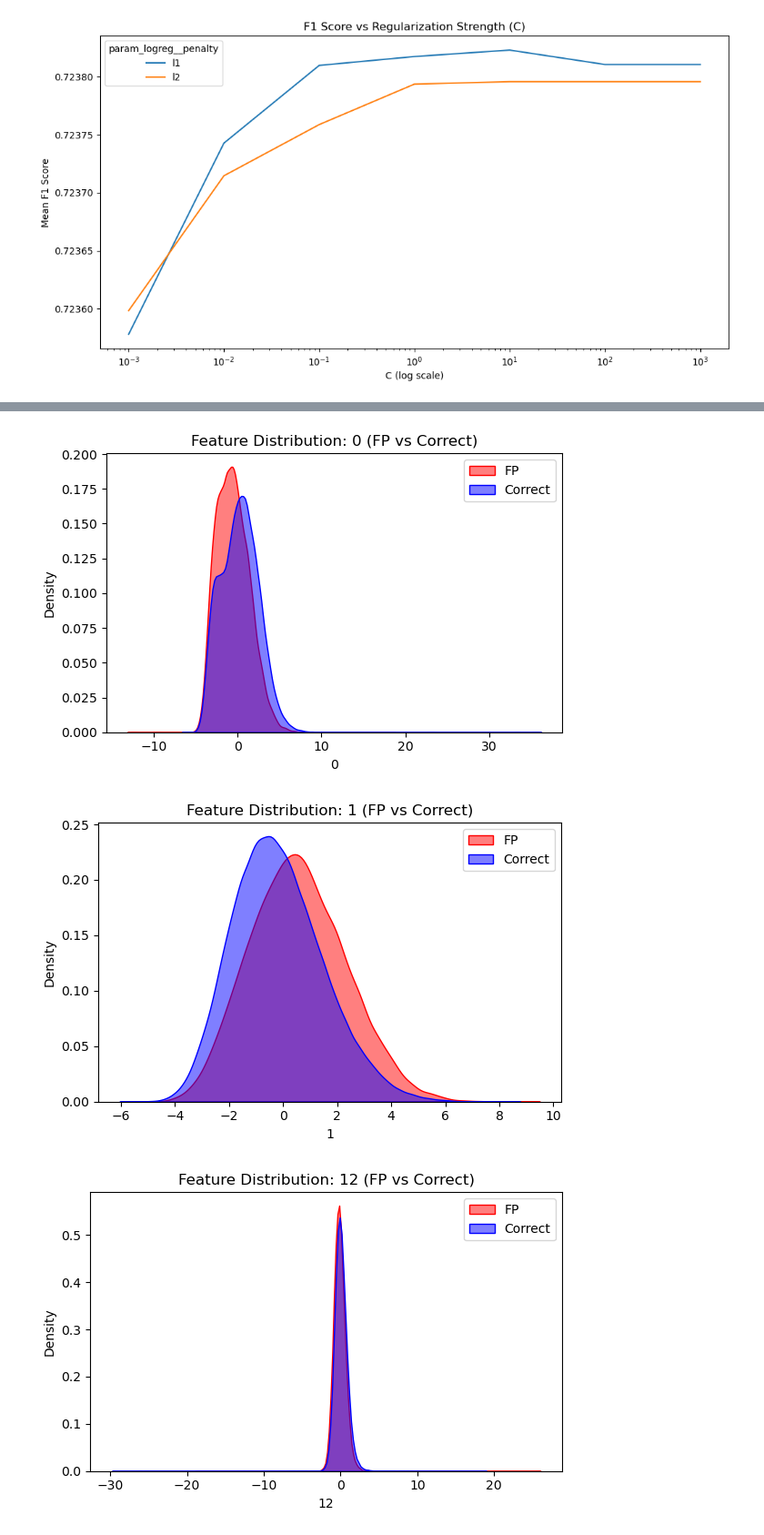
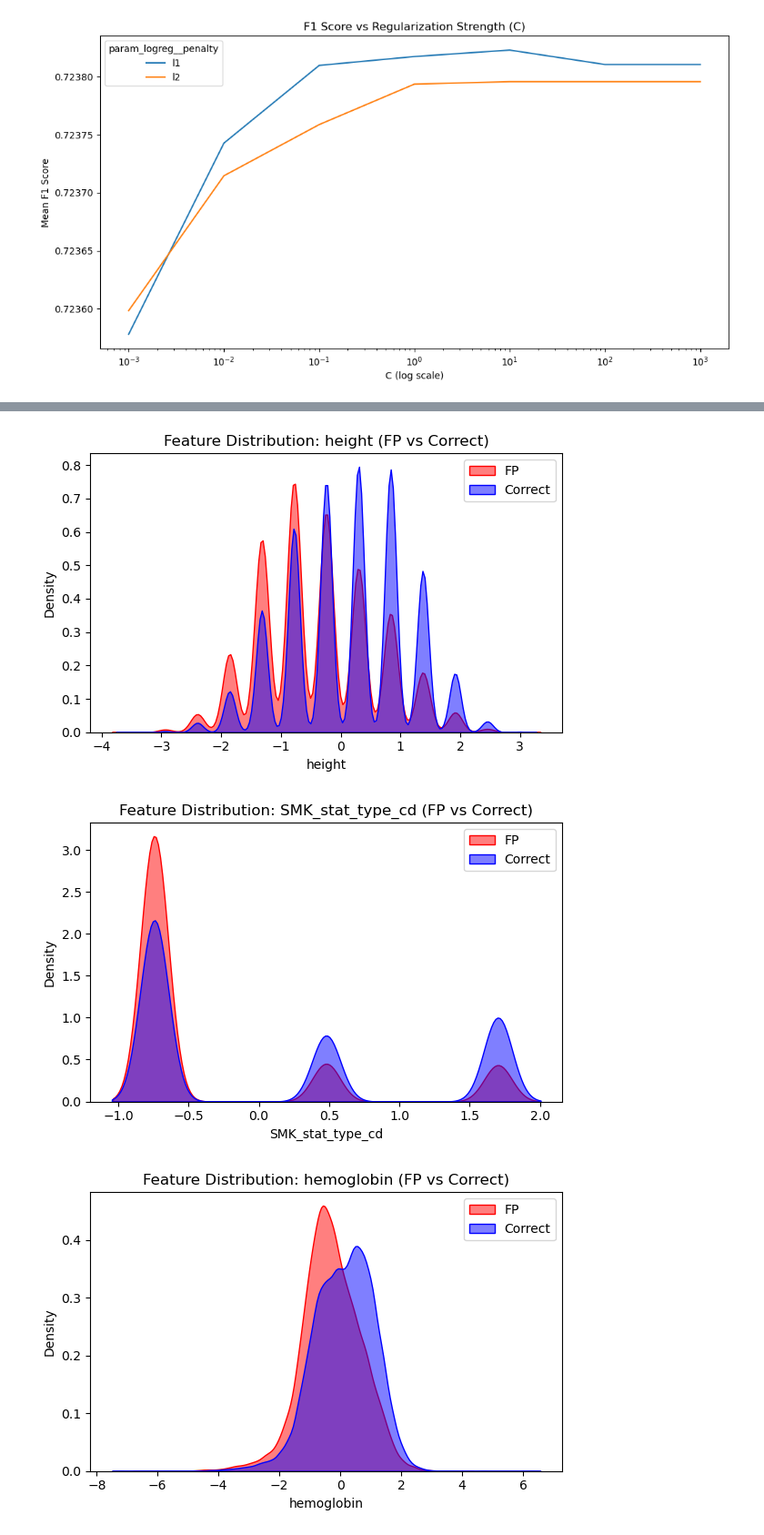
Before and after one commit to XDUZihanZhang/data-mining-project, a Jupyter notebook: notebooks/05_logistic_regression.ipynb, the cells around one changed output, grey strips where cells are left out. Shown: that part at 91% size. Cells and saved outputs as stored; diff of their text form; code cells hidden in the pictures.

```diff
--- a/notebooks/05_logistic_regression.ipynb
+++ b/notebooks/05_logistic_regression.ipynb
@@ -255,10 +255,10 @@ sys.path.append(os.path.abspath(os.path.join(os.getcwd(), '..')))
 from scripts.evaluate_models import run_error_analysis
 import pandas as pd
 
-X_val_lr = pd.read_csv('../data/processed/pca_transformed/X_val_pca.csv')
-y_val_lr = pd.read_csv('../data/processed/pca_transformed/y_val_pca.csv').squeeze()  # .squeeze() to get a Series if it's a single column
+X_val_lr = pd.read_csv('../data/processed/X_val_lr.csv')
+y_val_lr = pd.read_csv('../data/processed/y_val_lr.csv').squeeze()
 
-# For your main/best logistic regression model:
+
 results_lr = run_error_analysis(X_val_lr, y_val_lr, drk_prediction)
 # %% [output]
 Visualizing Error Types (Confusion Matrix & PCA)...
@@ -273,4 +273,4 @@ Visualizing Error Types (Confusion Matrix & PCA)...
  Plotting Feature Distributions (FP)...
-[figure, old version]
+[figure, new version]
-[figure, old version]
+[figure, new version]
-[figure, old version]
+[figure, new version]
```
Also changed, not shown: parts of 2 cells of this notebook.
